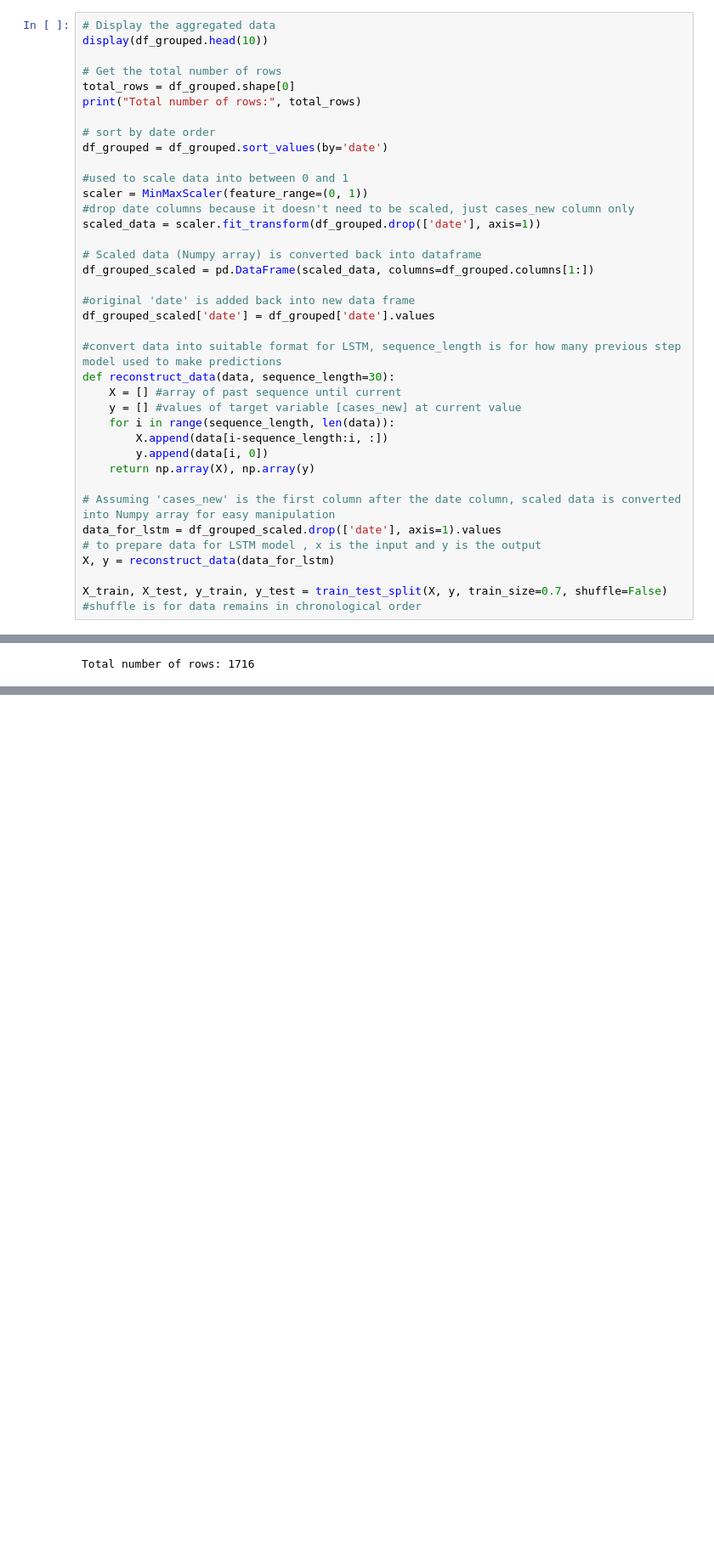
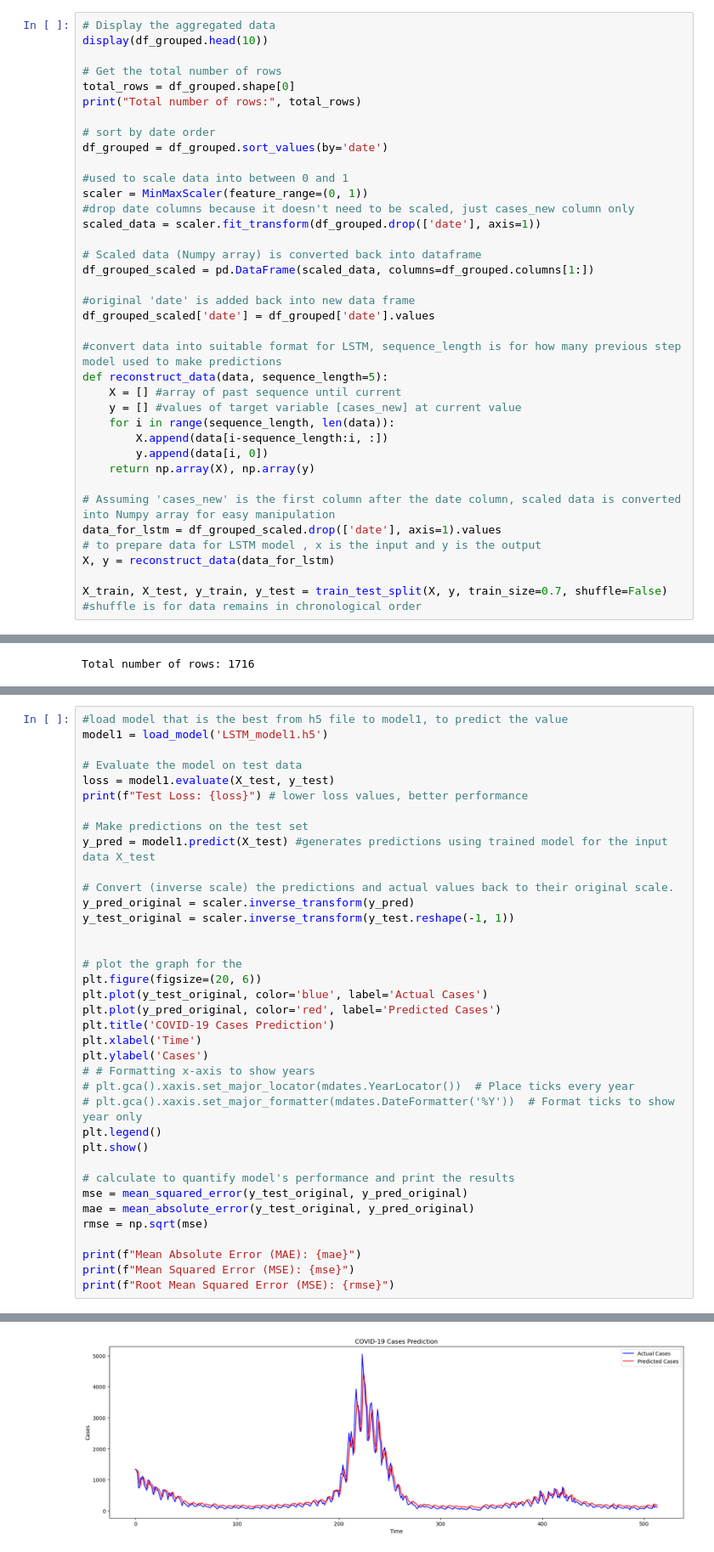
Before and after one commit to nursahiraa/fyp, a Jupyter notebook: fypdata/fypdatatest/LSTM.ipynb, the cells around one changed output, grey strips where cells are left out. Shown at 85% size. Saved outputs shown, nothing was run; the diff lists cells and outputs as text; blank space fills up the shorter version.

Commit message:
fixed LSTM algortihm, combine RF + LSTM, and saved the trained model

```diff
--- a/fypdata/fypdatatest/LSTM.ipynb
+++ b/fypdata/fypdatatest/LSTM.ipynb
@@ -75,7 +78,7 @@ df_grouped_scaled = pd.DataFrame(scaled_data, columns=df_grouped.columns[1:])
 df_grouped_scaled['date'] = df_grouped['date'].values
 
 #convert data into suitable format for LSTM, sequence_length is for how many previous step model used to make predictions
-def reconstruct_data(data, sequence_length=30):
+def reconstruct_data(data, sequence_length=5):
     X = [] #array of past sequence until current
     y = [] #values of target variable [cases_new] at current value
     for i in range(sequence_length, len(data)):
@@ -189,0 +171,38 @@ Mean Squared Error (MSE): 145061.76239654038
+# %%
+#load model that is the best from h5 file to model1, to predict the value
+model1 = load_model('LSTM_model1.h5')
+
+# Evaluate the model on test data
+loss = model1.evaluate(X_test, y_test)
+print(f"Test Loss: {loss}") # lower loss values, better performance
+
+# Make predictions on the test set
+y_pred = model1.predict(X_test) #generates predictions using trained model for the input data X_test
+
+# Convert (inverse scale) the predictions and actual values back to their original scale.
+y_pred_original = scaler.inverse_transform(y_pred)
+y_test_original = scaler.inverse_transform(y_test.reshape(-1, 1))
+
+
+# plot the graph for the
+plt.figure(figsize=(20, 6))
+plt.plot(y_test_original, color='blue', label='Actual Cases')
+plt.plot(y_pred_original, color='red', label='Predicted Cases')
+plt.title('COVID-19 Cases Prediction')
+plt.xlabel('Time')
+plt.ylabel('Cases')
+# # Formatting x-axis to show years
+# plt.gca().xaxis.set_major_locator(mdates.YearLocator())  # Place ticks every year
+# plt.gca().xaxis.set_major_formatter(mdates.DateFormatter('%Y'))  # Format ticks to show year only
+plt.legend()
+plt.show()
+
+# calculate to quantify model's performance and print the results
+mse = mean_squared_error(y_test_original, y_pred_original)
+mae = mean_absolute_error(y_test_original, y_pred_original)
+rmse = np.sqrt(mse)
+
+print(f"Mean Absolute Error (MAE): {mae}")
+print(f"Mean Squared Error (MSE): {mse}")
+print(f"Root Mean Squared Error (MSE): {rmse}")
+# %% [output]
@@ -189,0 +212 @@ Mean Squared Error (MSE): 145061.76239654038
+[figure, added]
```
Also changed, not shown: parts of 4 cells of this notebook, 5 other files.
